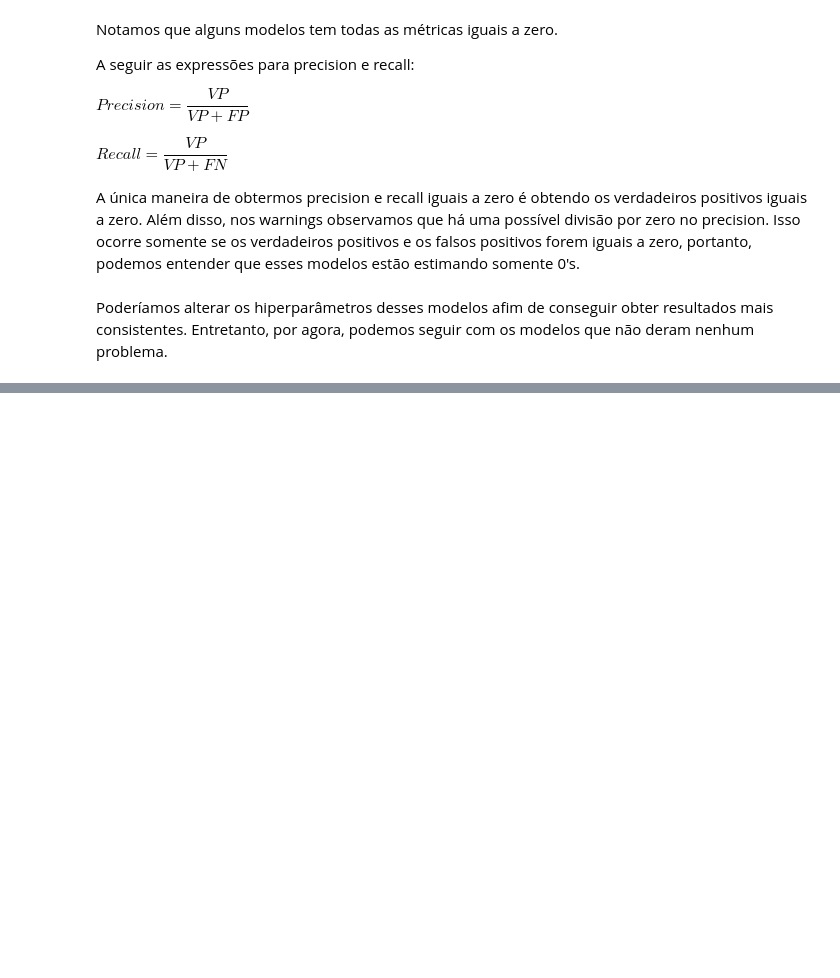
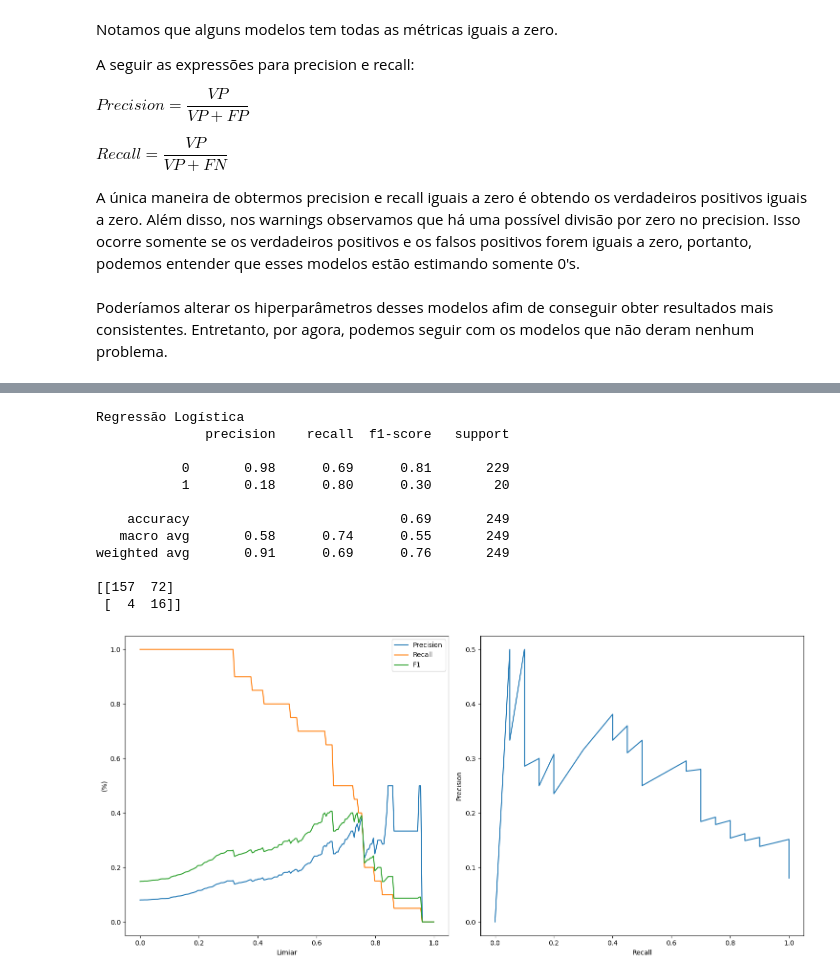
Before and after one commit to Alexandre-Esposte/Reserva_Nao_Honrada, a Jupyter notebook: notebooks/modelagem.ipynb, the cells around one changed output, grey strips where cells are left out. Saved outputs shown, nothing was run; the diff lists cells and outputs as text; code cells hidden in the pictures; blank space fills up the shorter version.

```diff
--- a/notebooks/modelagem.ipynb
+++ b/notebooks/modelagem.ipynb
@@ -347,0 +349,30 @@ AttributeError: This 'Pipeline' has no attribute 'fit_transform'
+# %%
+lr = Pipeline([('preprocessor',preprocessor),('model', modelcrafter.models['regressao_logistica'] )])
+
+gb = Pipeline([('preprocessor',preprocessor),('model', modelcrafter.models['gradientboost'] )])
+
+svm = Pipeline([('preprocessor',preprocessor),('model', modelcrafter.models['svc'] )])
+
+dt = Pipeline([('preprocessor',preprocessor),('model', modelcrafter.models['arvore'] )])
+# %%
+print('Regressão Logística')
+
+lr.fit(X_train,y_train)
+pred = lr.predict(X_train)
+print(classification_report(y_train,pred))
+print(confusion_matrix(y_train,pred))
+_ = curve(lr,X_train,y_train,qte=200)
+# %% [output]
+Regressão Logística
+              precision    recall  f1-score   support
+
+           0       0.98      0.69      0.81       229
+           1       0.18      0.80      0.30        20
+
+    accuracy                           0.69       249
+   macro avg       0.58      0.74      0.55       249
+weighted avg       0.91      0.69      0.76       249
+
+[[157  72]
+ [  4  16]]
+[figure, added]
```
Also changed, not shown: parts of 16 cells of this notebook, 1 other file.
